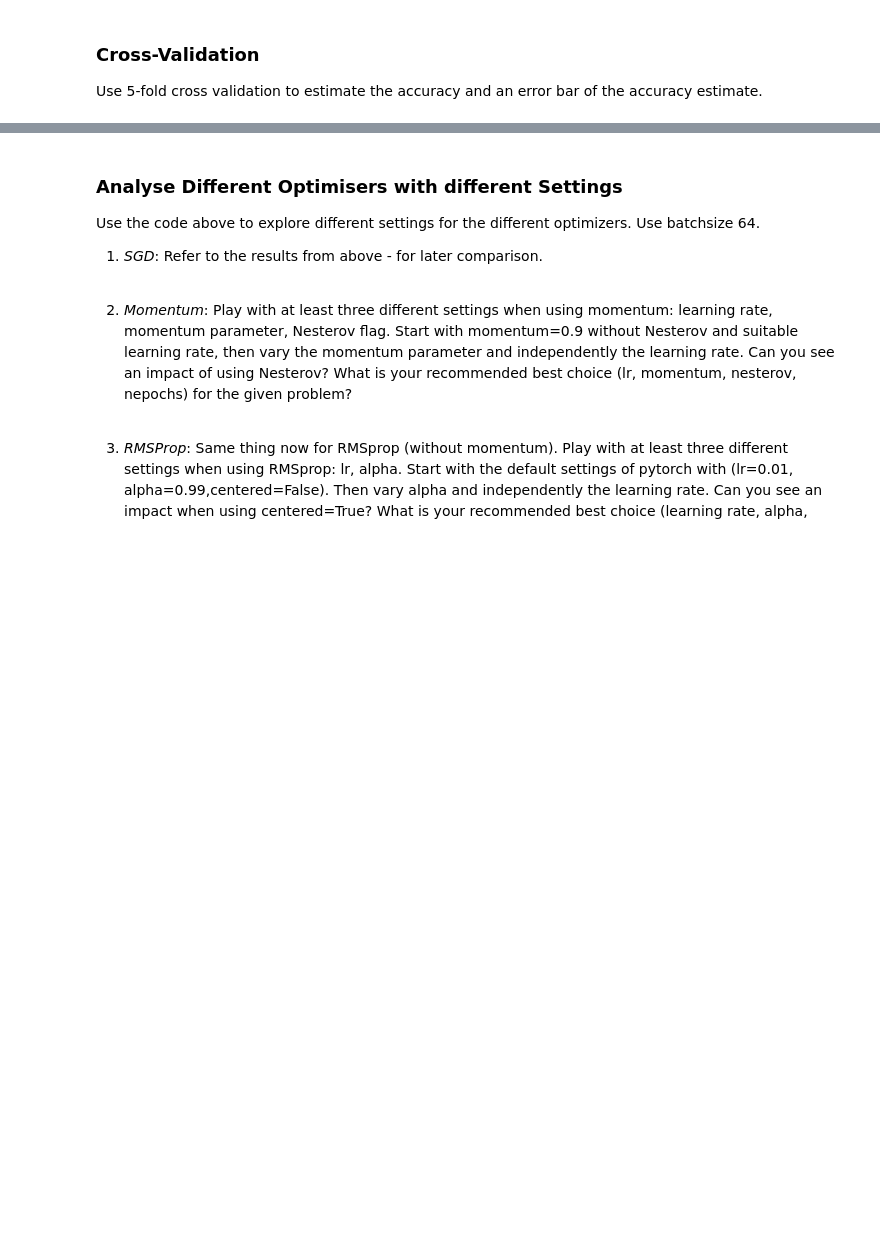
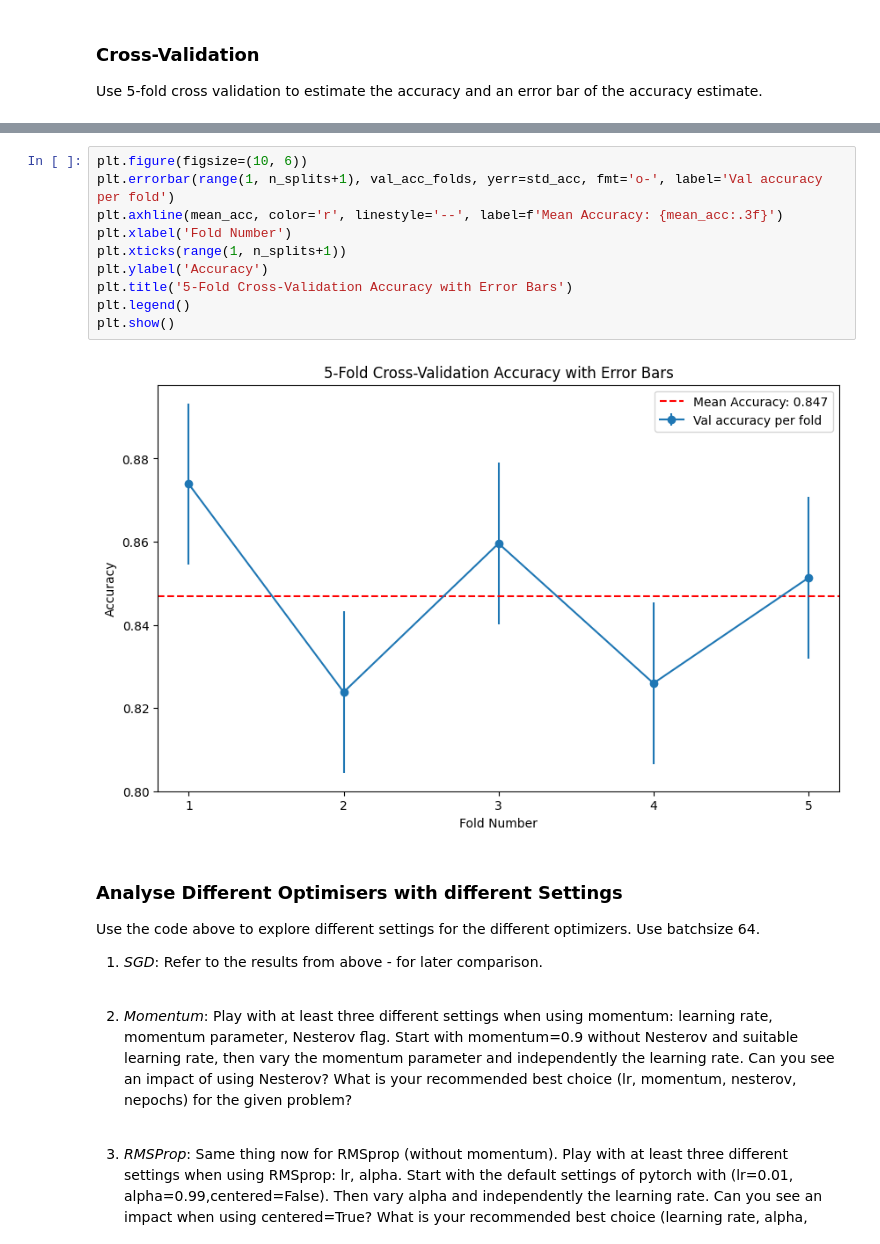
Before and after one commit to JaronMatzinger/mse_delearn, a Jupyter notebook: 05_exercises/PW05_optimisers_FashionMNIST_stud.ipynb, the cells around one changed output, grey strips where cells are left out. Cells and saved outputs as stored; diff of their text form; blank space fills up the shorter version.

```diff
--- a/05_exercises/PW05_optimisers_FashionMNIST_stud.ipynb
+++ b/05_exercises/PW05_optimisers_FashionMNIST_stud.ipynb
@@ -363,4 +377,16 @@ Run summary:
 ... (59 outputs left out)
+# %%
+plt.figure(figsize=(10, 6))
+plt.errorbar(range(1, n_splits+1), val_acc_folds, yerr=std_acc, fmt='o-', label='Val accuracy per fold')
+plt.axhline(mean_acc, color='r', linestyle='--', label=f'Mean Accuracy: {mean_acc:.3f}')
+plt.xlabel('Fold Number')
+plt.xticks(range(1, n_splits+1))
+plt.ylabel('Accuracy')
+plt.title('5-Fold Cross-Validation Accuracy with Error Bars')
+plt.legend()
+plt.show()
+# %% [output]
+[figure, added]
 # %% [markdown]
 ### Analyse Different Optimisers with different Settings
 
```
Also changed, not shown: parts of 14 cells of this notebook, 1 other file.
